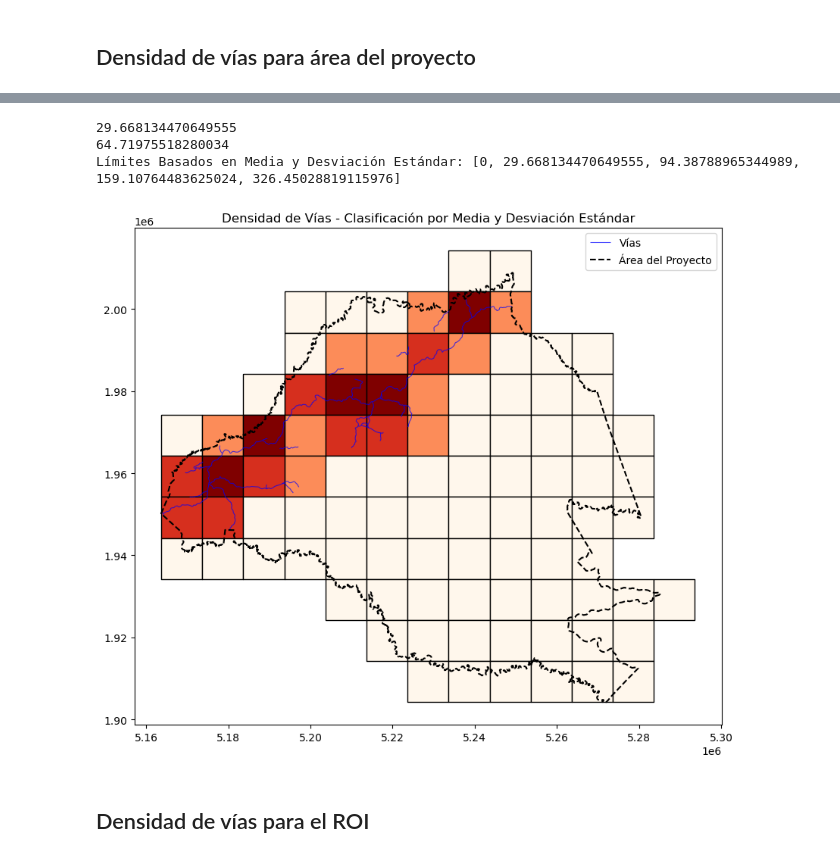
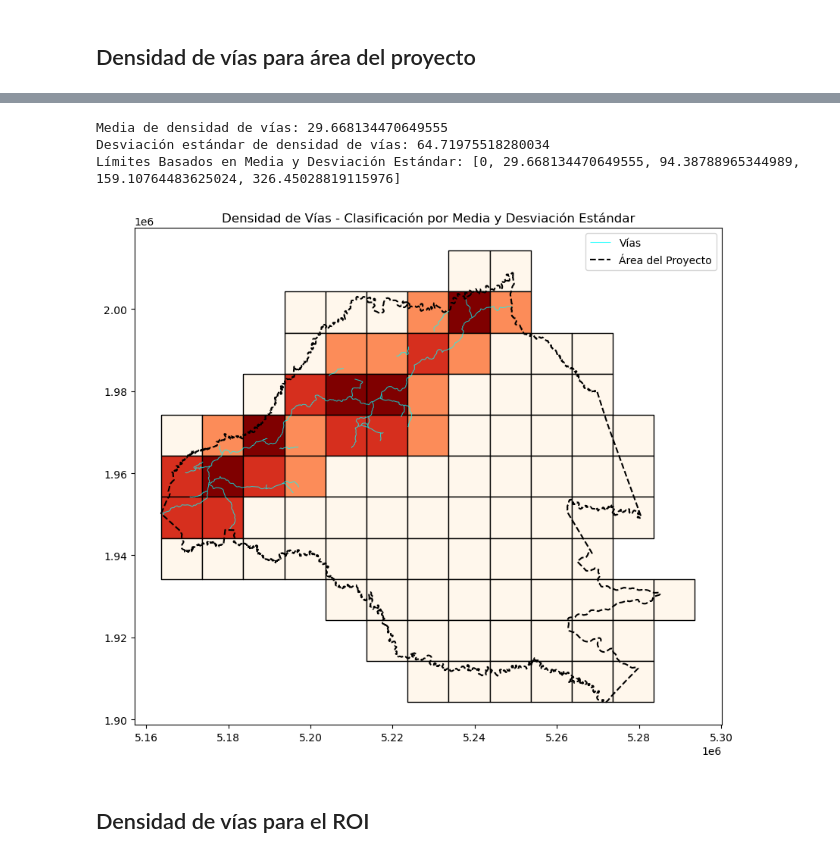
Before and after one commit to Lmfernanda/Submission_2, a Jupyter notebook: Submission_2.ipynb, the cells around one changed output, grey strips where cells are left out. Saved outputs shown, nothing was run; the diff lists cells and outputs as text; code cells hidden in the pictures.

```diff
--- a/Submission_2.ipynb
+++ b/Submission_2.ipynb
@@ -77,33 +95,45 @@ Límites de los Natural Breaks: [  0.          76.55056354 133.38024989 211.4395
 # %%
-# Calcular media y desviación estándar
+# ---- Cálculo de Media y Desviación Estándar ----
+# Se calcula la media (promedio) de la densidad de vías y su desviación estándar.
 mean_density = grid["densidad_vias"].mean()
 std_density = grid["densidad_vias"].std()
 
-print(mean_density)
-print(std_density)
+# Se imprimen los valores calculados
+print("Media de densidad de vías:", mean_density)
+print("Desviación estándar de densidad de vías:", std_density)
 
-# Definir límites manualmente: media ± 1σ, ±2σ, ±3σ
+# ---- Definición de límites ----
+# Se definen los límites basados en la media y la desviación estándar:
+# - Media - 1σ: un valor por debajo del promedio
+# - Media: punto central de la distribución
+# - Media + 1σ, +2σ, +3σ: valores crecientes que representan desviaciones mayores
 bins = [0, mean_density - std_density, mean_density, mean_density + std_density, mean_density + 2 * std_density, grid["densidad_vias"].max()]
-bins = [b for b in bins if b >= 0]  # Asegurar valores positivos
+
+# Se eliminan valores negativos para evitar clasificaciones incorrectas
+bins = [b for b in bins if b >= 0]
 
 print("Límites Basados en Media y Desviación Estándar:", bins)
 
-# Plot usando clasificación definida
+# ---- Visualización de Resultados ----
+# Se genera un gráfico que muestra la densidad de vías usando la clasificación definida por los límites
 fig, ax = plt.subplots(figsize=(10, 10))
+
 grid.plot(column="densidad_vias", cmap="OrRd", edgecolor="black",
           scheme="UserDefined", classification_kwds={"bins": bins},
           legend=True, ax=ax, legend_kwds={'fmt': "{:.2f}"})
 
-vias.plot(ax=ax, color="blue", linewidth=0.8, alpha=0.7, label="Vías")
+# Se plotean las vías y el área del proyecto
+vias.plot(ax=ax, color="cyan", linewidth=0.8, alpha=0.7, label="Vías")
 project_area.boundary.plot(ax=ax, color="black", linewidth=1.5, linestyle="dashed", label="Área del Proyecto")
 
+# Configuración final del gráfico
 ax.set_title("Densidad de Vías - Clasificación por Media y Desviación Estándar")
 ax.legend()
 plt.show()
 # %% [output]
-29.668134470649555
-64.71975518280034
+Media de densidad de vías: 29.668134470649555
+Desviación estándar de densidad de vías: 64.71975518280034
 Límites Basados en Media y Desviación Estándar: [0, 29.668134470649555, 94.38788965344989, 159.10764483625024, 326.45028819115976]
-[figure, old version]
+[figure, new version]
 # %% [markdown]
 ## Densidad de vías para el ROI
```
Also changed, not shown: parts of 12 cells of this notebook, 8 other files.
